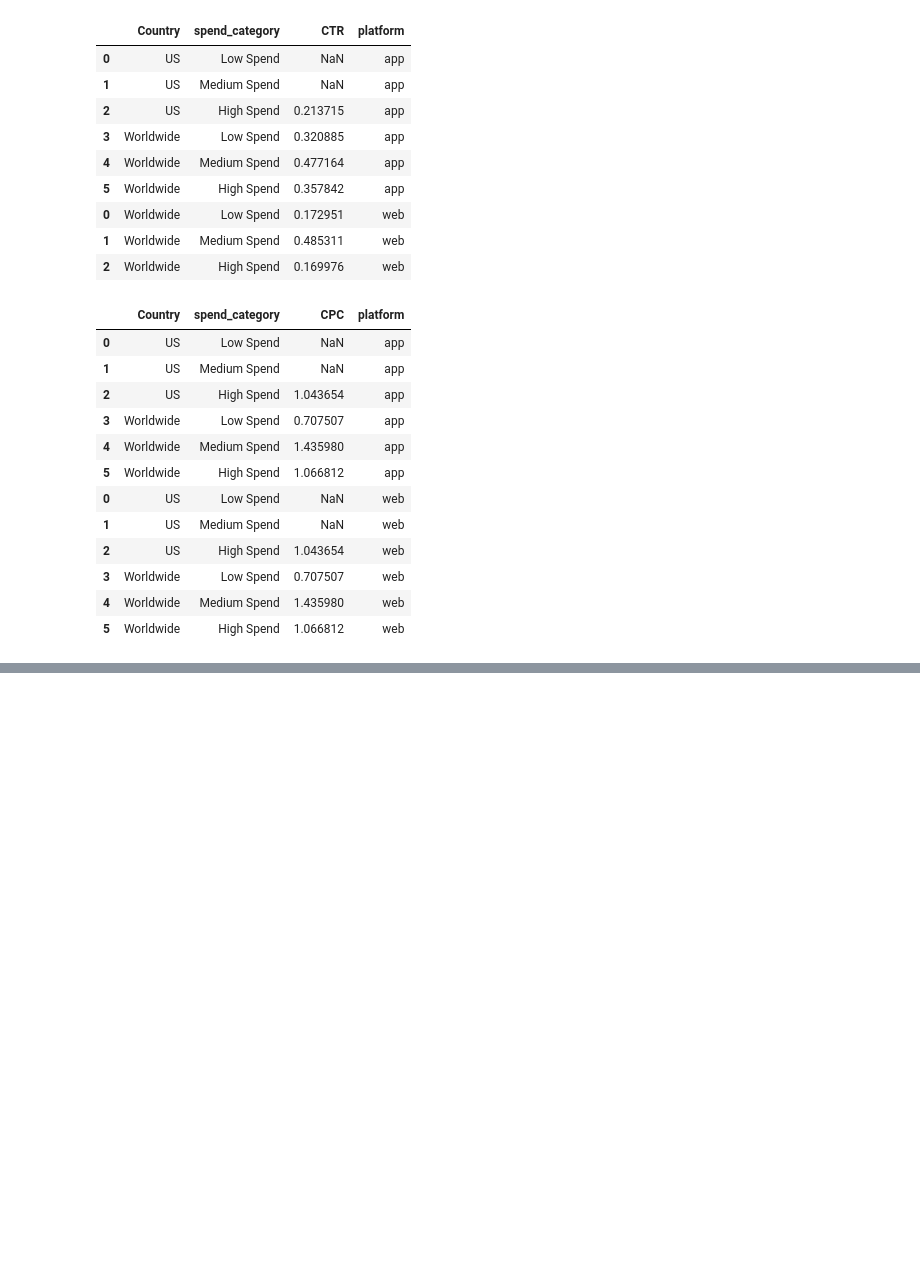
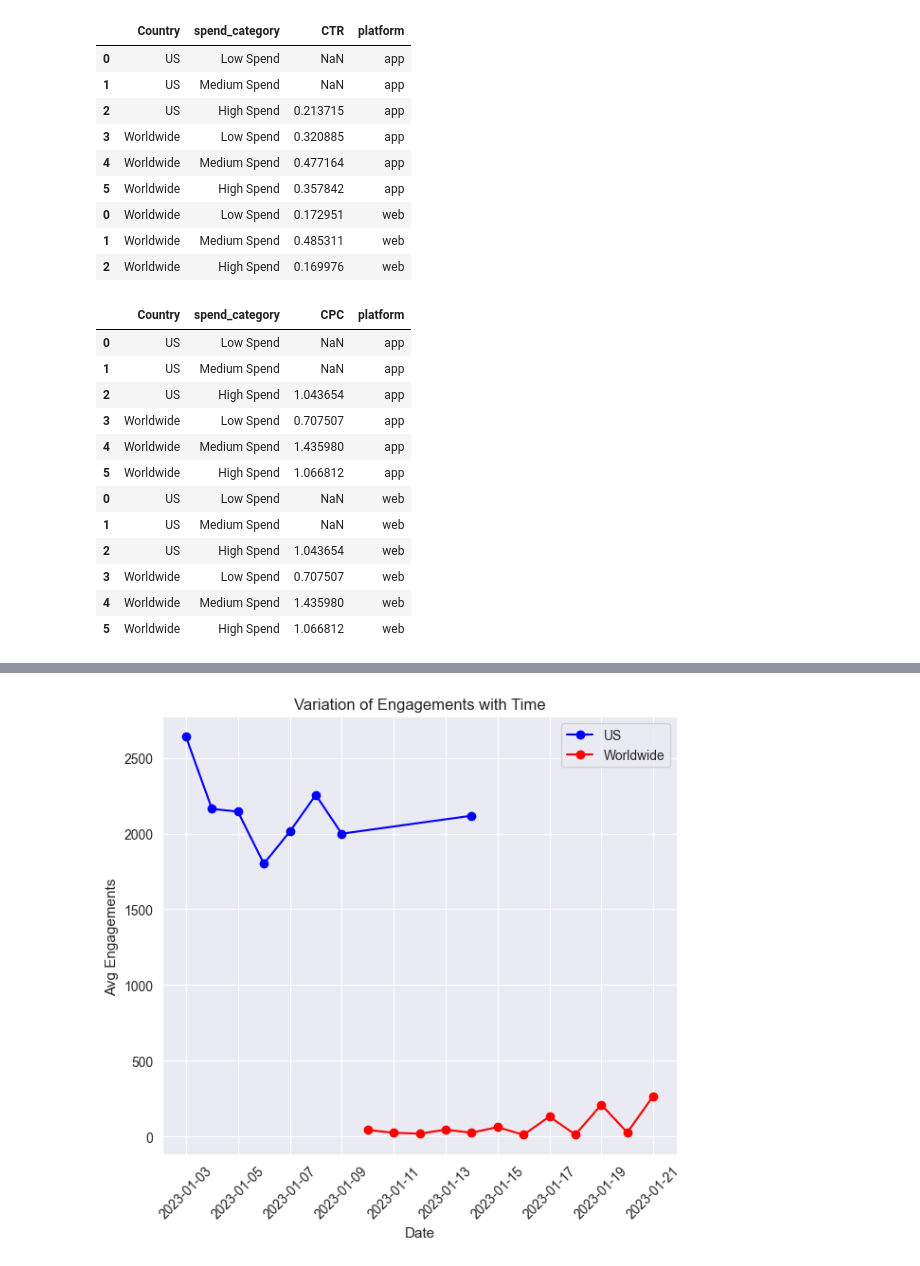
Before and after one commit to Stoichiometrical/Data-Analysis-Case-Studies, a Jupyter notebook: CaseStudy.ipynb, the cells around one changed output, grey strips where cells are left out. Saved outputs shown, nothing was run; the diff lists cells and outputs as text; code cells hidden in the pictures; blank space fills up the shorter version.

```diff
--- a/CaseStudy.ipynb
+++ b/CaseStudy.ipynb
@@ -507,0 +532,16 @@ regional_clicks_cost
+# %%
+#Select relevant columns
+df = data[["date_id","clicks","impressions","engagements","spend_net_usd","Country","spend_category","CTR","CPCV","CPC"]]
+# %%
+# Group by 'date_id' and calculate averages and totals
+result = df.groupby(["date_id","Country"]).agg(
+    avg_ctr=("CTR", "mean"),
+    avg_cpcv=("CPCV", "mean"),
+    avg_cpc=("CPC", "mean"),
+    avg_clicks=("clicks", "mean"),
+    avg_engagements=("engagements", "mean"),
+    avg_impressions=("impressions", "mean"),
+    total_spend_net_usd=("spend_net_usd", "sum")
+).reset_index()
+
+result
@@ -507,0 +566,40 @@ regional_clicks_cost
+# %%
+#Seperate data by region
+us_data = result[result['Country'] == "US"]
+worldwide_data = result[result['Country'] == "Worldwide"]
+# %%
+# Plotting Engagement variation over the course of the campaign
+plt.figure(figsize=(7, 6))
+
+# US line plot
+plt.plot(
+    us_data['date_id'],
+    us_data['avg_engagements'],
+    marker='o',
+    linestyle='-',
+    color='b',
+    label='US'
+)
+
+# Worldwide line plot
+plt.plot(
+    worldwide_data['date_id'],
+    worldwide_data['avg_engagements'],
+    marker='o',
+    linestyle='-',
+    color='r',
+    label='Worldwide'
+)
+
+# Customizing the plot
+plt.title('Variation of Engagements with Time', fontsize=12)
+plt.xlabel('Date', fontsize=11)
+plt.ylabel('Avg Engagements', fontsize=11)
+plt.xticks(rotation=45)
+plt.legend()
+plt.grid(True)
+
+# Show the plot
+plt.show();
+# %% [output]
+[figure, added]
```
Also changed, not shown: parts of 22 cells of this notebook.
